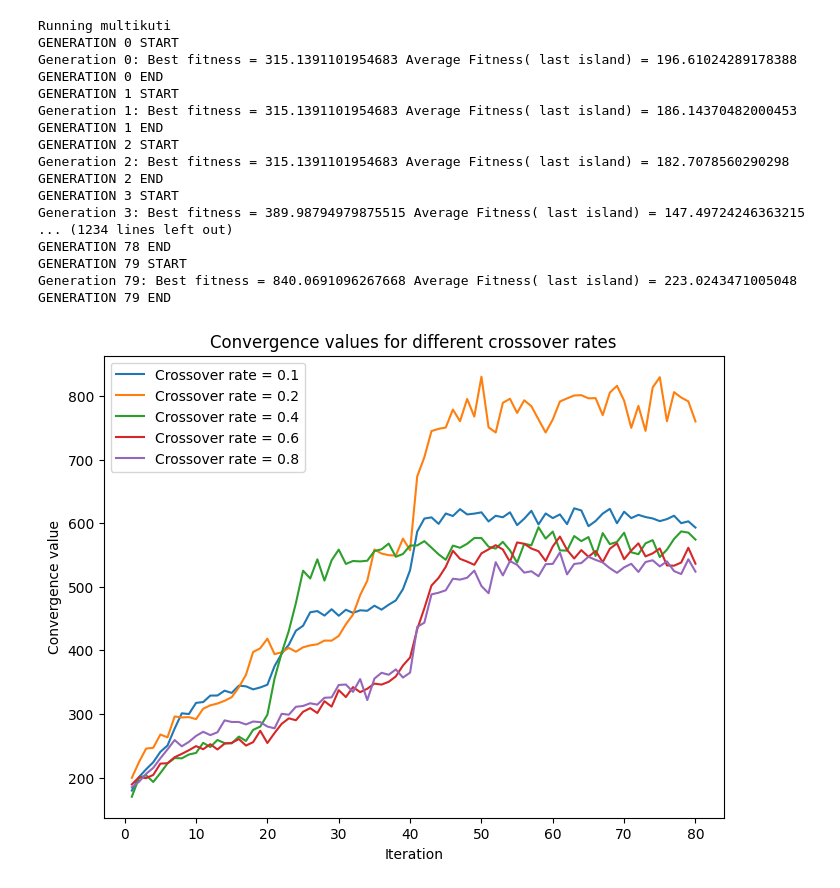
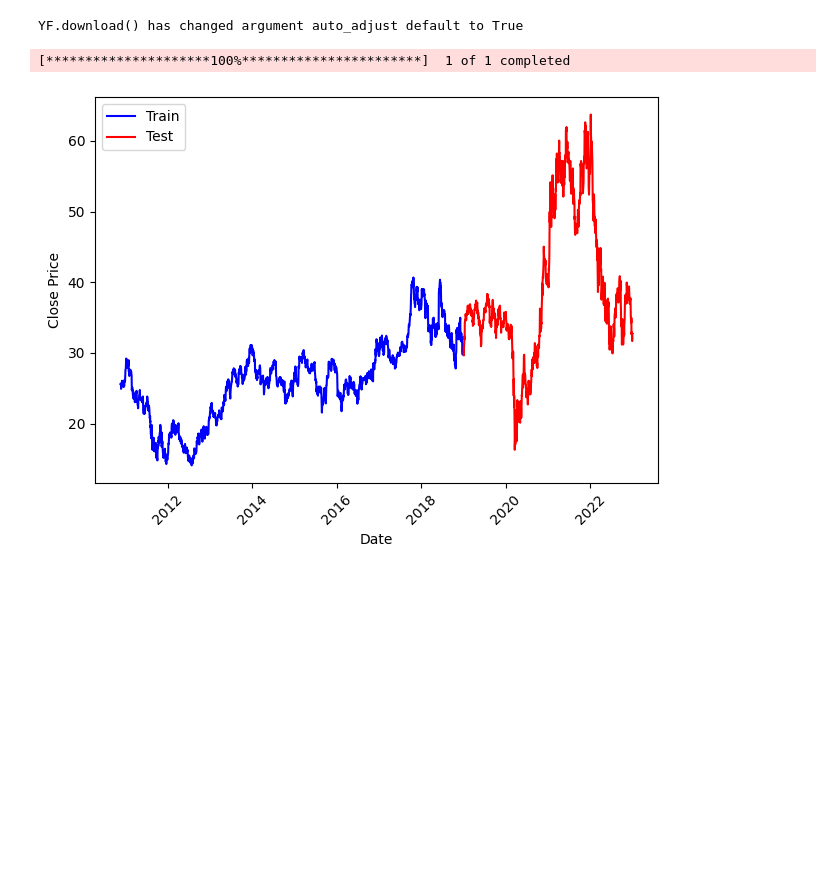
Before and after one commit to Chideme/island_genetic_algrorithm, a Jupyter notebook: crossover_rates.ipynb, the cells around one changed output. Drawn from its saved outputs; the diff is of its cells as text; code cells hidden in the pictures; blank space fills up the shorter version.

```diff
--- a/crossover_rates.ipynb
+++ b/crossover_rates.ipynb
@@ -259,44 +19,10 @@ GENERATION 5 END
-# %%
-# multikuti
-values = []
-crossover_rates = [0.1, 0.2, 0.4, 0.6, 0.8]
-
-for i in crossover_rates:
-    ga = IslandGGA(data=train_data,num_islands=3,m_iter=20,num_iter=50,n_migrants=30,pSize=200,r_cross=i,r_mut=0.01,strategies=strategies,evolve_strategy="multikuti")
-    ga.evolve()
-    v =  [i[2] for i in ga.convergence_values]
-    values.append(v)
-
-
-# convergence values for each crossover rate
-convergence_values = values
-file_name = 'crossover_rates_multikuti'
-np.save(file_name,convergence_values)
-# plot the convergence values for each crossover rate
-plt.figure(figsize=(8, 6))
-for i in range(len(crossover_rates)):
-    plt.plot(np.arange(1, 51), convergence_values[i], label='Crossover rate = ' + str(crossover_rates[i]))
-plt.xlabel('Iteration')
-plt.ylabel('Convergence value')
-plt.title('Convergence values for different crossover rates')
-plt.legend()
-plt.show()
-# %% [output]
-Running multikuti
-GENERATION 0 START
-Generation 0: Best fitness = 315.1391101954683 Average Fitness( last island) = 196.61024289178388
-GENERATION 0 END
-GENERATION 1 START
-Generation 1: Best fitness = 315.1391101954683 Average Fitness( last island) = 186.14370482000453
-GENERATION 1 END
-GENERATION 2 START
-Generation 2: Best fitness = 315.1391101954683 Average Fitness( last island) = 182.7078560290298
-GENERATION 2 END
-GENERATION 3 START
-Generation 3: Best fitness = 389.98794979875515 Average Fitness( last island) = 147.49724246363215
-... (1234 lines left out)
-GENERATION 78 END
-GENERATION 79 START
-Generation 79: Best fitness = 840.0691096267668 Average Fitness( last island) = 223.0243471005048
-GENERATION 79 END
-[figure, removed]
+# %%
+start_date = datetime.datetime(2010, 1, 1)
+end_date = datetime.datetime(2022, 12, 31)
+period ="train"
+data = Data('GM',start_date,end_date,period,2019)
+data.data_preprocess()
+# %% [output]
+YF.download() has changed argument auto_adjust default to True
+[*********************100%***********************]  1 of 1 completed
+[figure, added]
```
Also changed, not shown: parts of 8 cells of this notebook, 6 other files.
